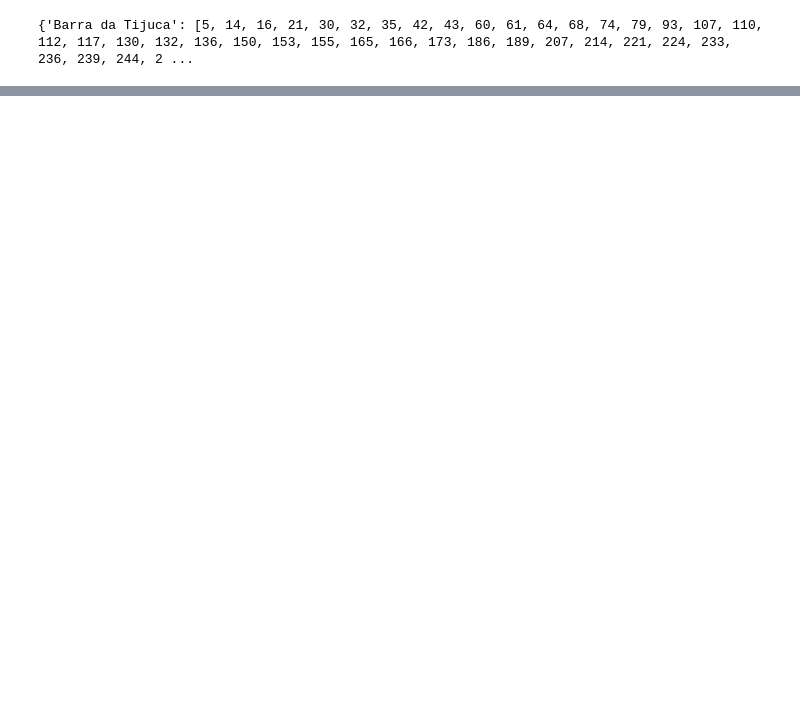
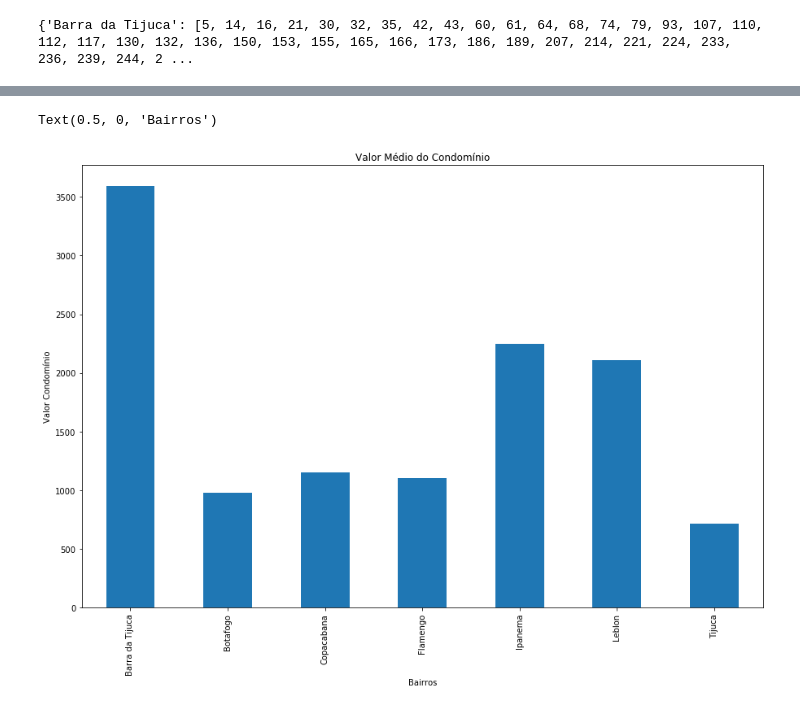
Before and after one commit to daanilol/analyzing-data, a Jupyter notebook: data_trainning.ipynb, the cells around one changed output, grey strips where cells are left out. Saved outputs shown, nothing was run; the diff lists cells and outputs as text; code cells hidden in the pictures; blank space fills up the shorter version.

```diff
--- a/data_trainning.ipynb
+++ b/data_trainning.ipynb
@@ -266,0 +279,8 @@ neighborhoods_data_n[['Valor', 'Condominio']].mean().round(2)
+# %%
+fig2 = neighborhoods_data_n['Condominio'].mean().plot.bar()
+fig2.set_ylabel('Valor Condomínio')
+fig2.set_title('Valor Médio do Condomínio')
+fig2.set_xlabel('Bairros')
+# %% [output]
+Text(0.5, 0, 'Bairros')
+[figure, added]
```
Also changed, not shown: parts of 30 cells of this notebook.
